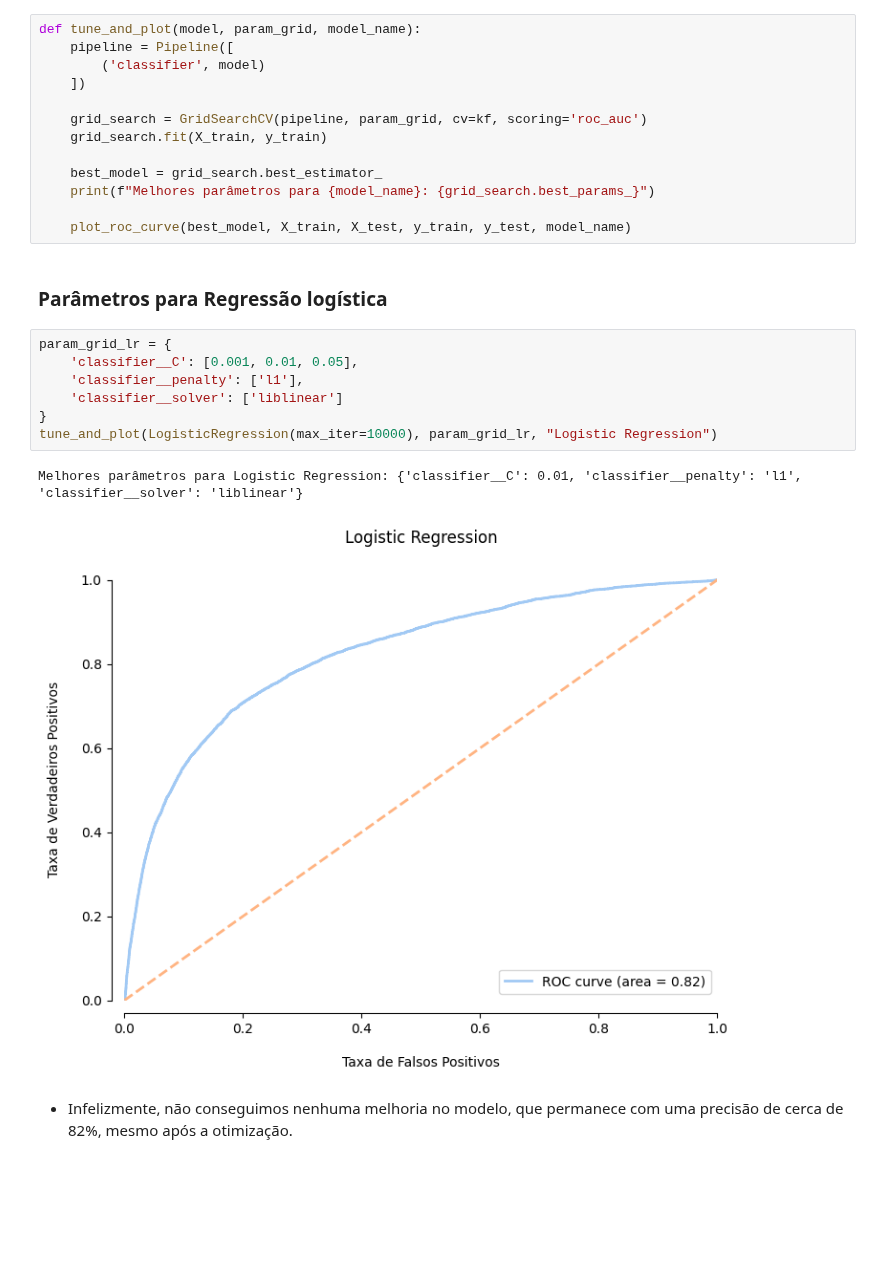
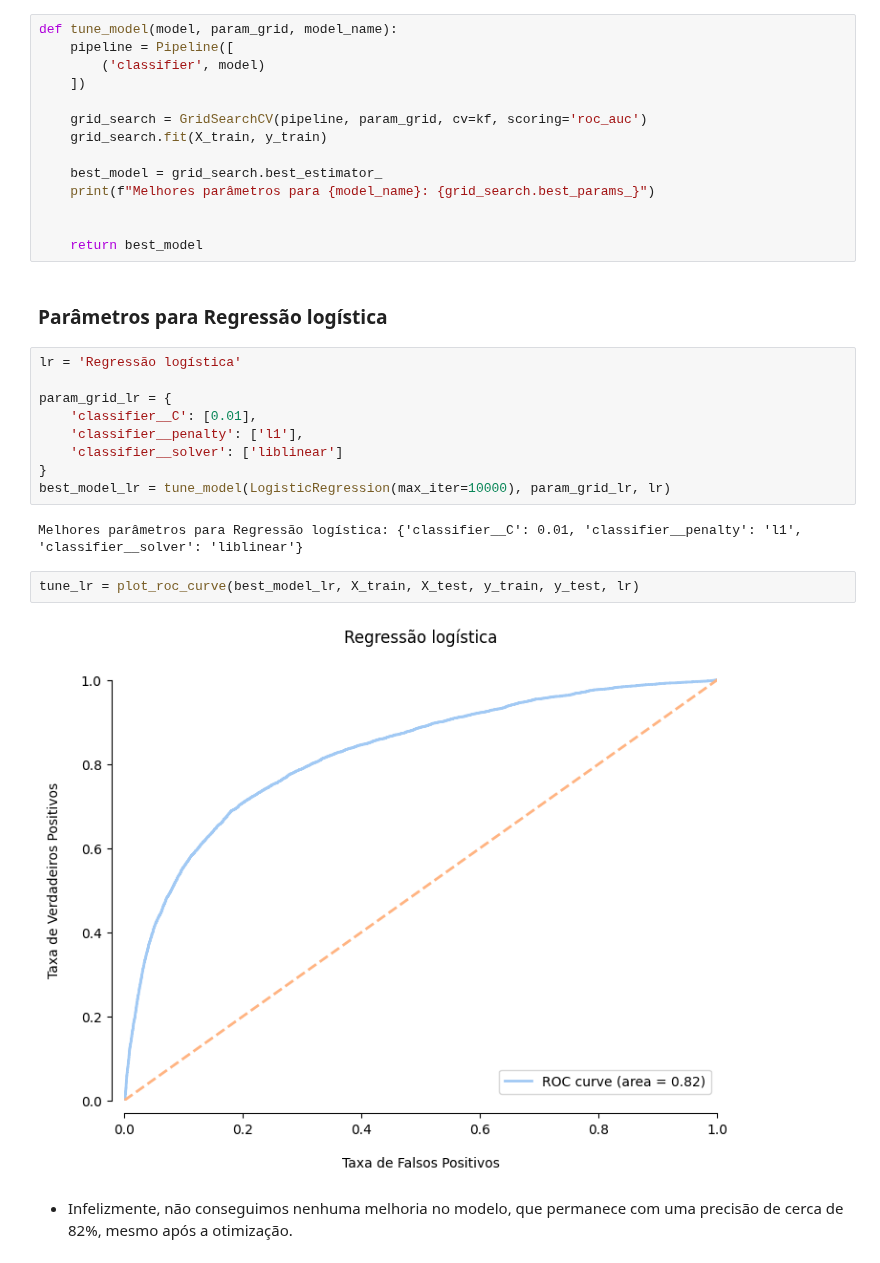
Before and after one commit to guievbs/bank-churn-prediction, a Jupyter notebook: src/models/ml_models.ipynb, the cells around one changed output. Drawn from its saved outputs; the diff is of its cells as text; blank space fills up the shorter version.

```diff
--- a/src/models/ml_models.ipynb
+++ b/src/models/ml_models.ipynb
@@ -100,7 +100,7 @@ roc_mlp = plot_roc_curve(model_mlp, X_train, X_test, y_train, y_test, "MLP Class
 # %%
 kf = KFold(n_splits=5, shuffle=True, random_state=42)
 # %%
-def tune_and_plot(model, param_grid, model_name):
+def tune_model(model, param_grid, model_name):
     pipeline = Pipeline([
         ('classifier', model)
     ])
@@ -111,19 +111,25 @@ def tune_and_plot(model, param_grid, model_name):
     best_model = grid_search.best_estimator_
     print(f"Melhores parâmetros para {model_name}: {grid_search.best_params_}")
 
-    plot_roc_curve(best_model, X_train, X_test, y_train, y_test, model_name)
+
+    return best_model
 # %% [markdown]
 ### Parâmetros para Regressão logística
 # %%
+lr = 'Regressão logística'
+
 param_grid_lr = {
-    'classifier__C': [0.001, 0.01, 0.05],
+    'classifier__C': [0.01],
     'classifier__penalty': ['l1'],
     'classifier__solver': ['liblinear']
 }
-tune_and_plot(LogisticRegression(max_iter=10000), param_grid_lr, "Logistic Regression")
+best_model_lr = tune_model(LogisticRegression(max_iter=10000), param_grid_lr, lr)
 # %% [output]
-Melhores parâmetros para Logistic Regression: {'classifier__C': 0.01, 'classifier__penalty': 'l1', 'classifier__solver': 'liblinear'}
+Melhores parâmetros para Regressão logística: {'classifier__C': 0.01, 'classifier__penalty': 'l1', 'classifier__solver': 'liblinear'}
-[figure, removed]
+# %%
+tune_lr = plot_roc_curve(best_model_lr, X_train, X_test, y_train, y_test, lr)
+# %% [output]
+[figure, added]
 # %% [markdown]
 - Infelizmente, não conseguimos nenhuma melhoria no modelo, que permanece com uma precisão de cerca de 82%, mesmo após a otimização.
 # %% [markdown]
```
Also changed, not shown: parts of 4 cells of this notebook.
